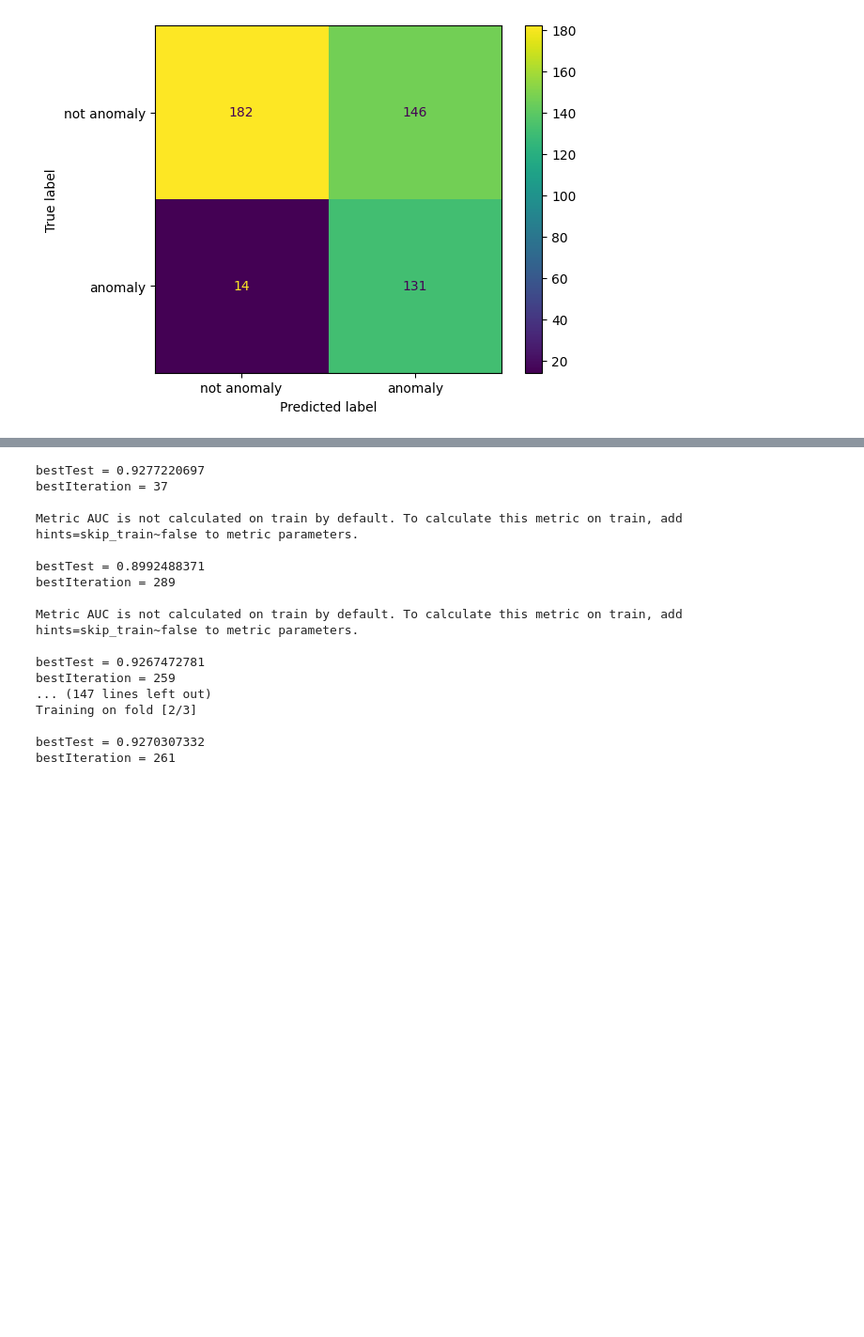
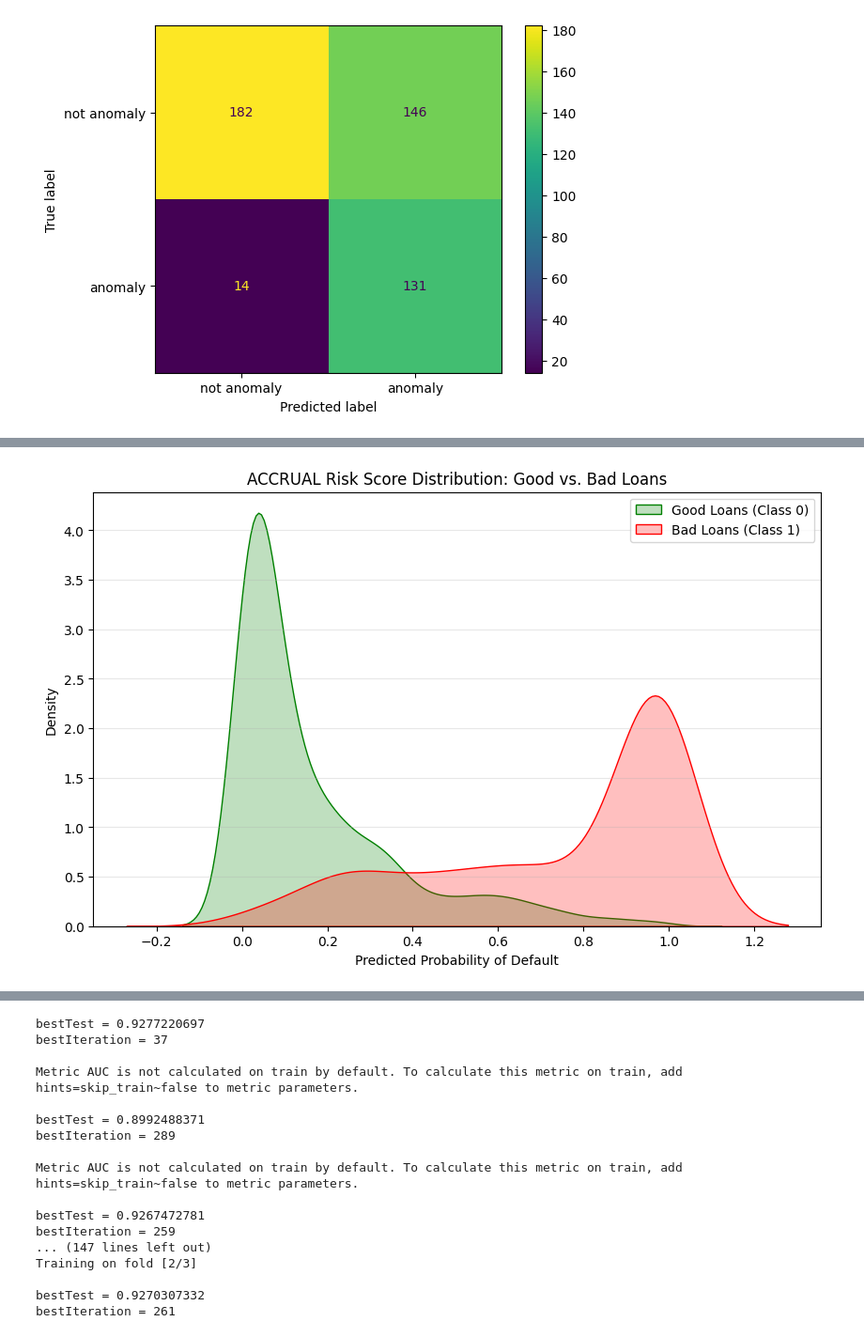
Before and after one commit to CodeMarshall21/Anomaly-Detection, a Jupyter notebook: binary-classif.ipynb, the cells around one changed output, grey strips where cells are left out. Shown at 94% size. Drawn from its saved outputs; the diff is of its cells as text; code cells hidden in the pictures; blank space fills up the shorter version.

```diff
--- a/binary-classif.ipynb
+++ b/binary-classif.ipynb
@@ -130,0 +100,21 @@ Columns: ['transaction_date', 'transaction_type', 'points', 'partner_id', 'openi
+# %%
+print("Accrual DataFrame - Before drop:")
+print(f"Shape: {accu_df.shape}")
+print(f"Columns: {list(accu_df.columns)}")
+
+accu_df = accu_df.drop(columns=columns_to_drop)
+
+print("\nAccrual DataFrame - After drop:")
+print(f"Shape: {accu_df.shape}")
+print(f"Columns: {list(accu_df.columns)}")
+
+print("\n" + "=" * 80)
+print("Redeem DataFrame - Before drop:")
+print(f"Shape: {redm_df.shape}")
+print(f"Columns: {list(redm_df.columns)}")
+
+redm_df = redm_df.drop(columns=columns_to_drop)
+
+print("\nRedeem DataFrame - After drop:")
+print(f"Shape: {redm_df.shape}")
+print(f"Columns: {list(redm_df.columns)}")
@@ -396,0 +471,20 @@ redm_model confusion matrix:-
+# %%
+import matplotlib.pyplot as plt
+import seaborn as sns
+
+# Create a DataFrame for the distribution
+dist_df = pd.DataFrame({'Probability': accu_y_prob, 'Actual': accu_y_test})
+
+plt.figure(figsize=(10, 6))
+sns.kdeplot(data=dist_df[dist_df['Actual'] == 0], x='Probability', label='Good Loans (Class 0)', fill=True, color='green')
+sns.kdeplot(data=dist_df[dist_df['Actual'] == 1], x='Probability', label='Bad Loans (Class 1)', fill=True, color='red')
+
+plt.title('ACCRUAL Risk Score Distribution: Good vs. Bad Loans')
+plt.xlabel('Predicted Probability of Default')
+plt.ylabel('Density')
+plt.legend()
+plt.grid(axis='y', alpha=0.3)
+
+plt.show()
+# %% [output]
+[figure, added]
```
Also changed, not shown: parts of 35 cells of this notebook, 3 other files.
